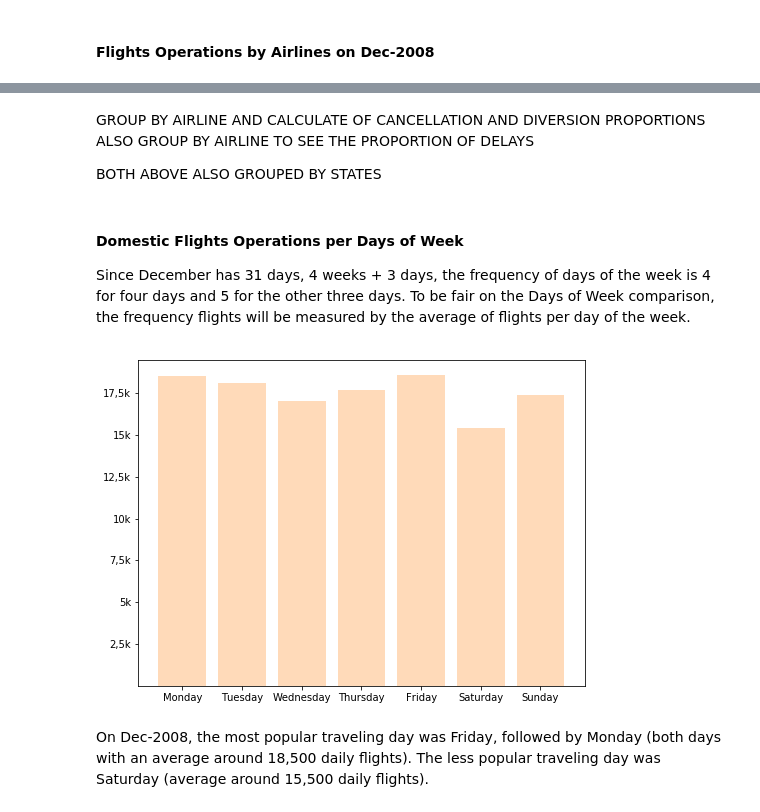
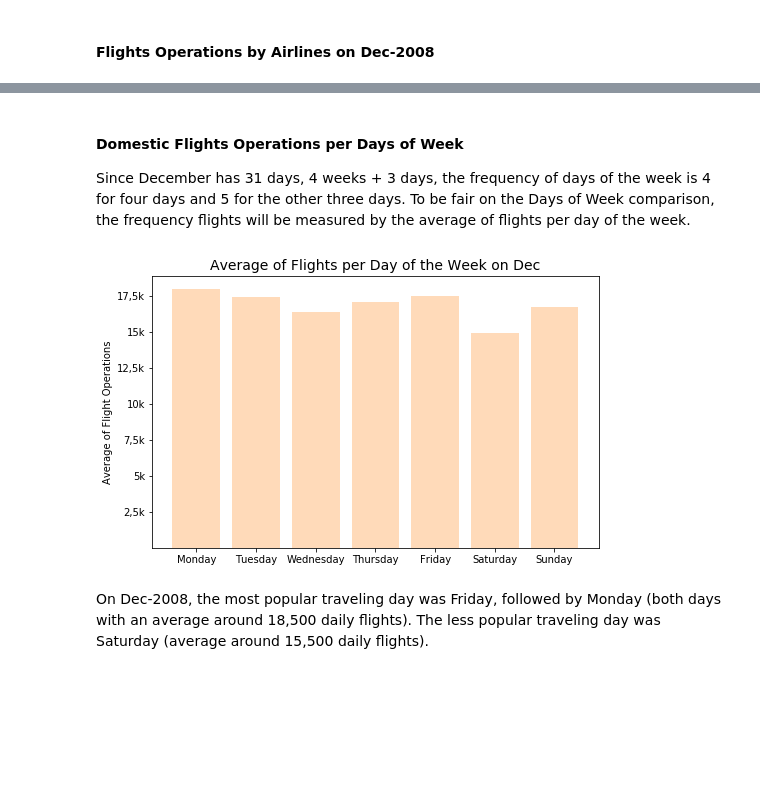
Before and after one commit to thaisruiz/udacity-communicating-data-findings, a Jupyter notebook: Flights_exploration_in_progress.ipynb, the cells around one changed output, grey strips where cells are left out. Saved outputs shown, nothing was run; the diff lists cells and outputs as text; code cells hidden in the pictures; blank space fills up the shorter version.

```diff
--- a/Flights_exploration_in_progress.ipynb
+++ b/Flights_exploration_in_progress.ipynb
@@ -187,0 +224,7 @@ max          1143.000000
+# %%
+# Remove cancelled and diverted flights data
+cancelled = flights_0812.Cancelled==1
+diverted  = flights_0812.Diverted==1
+
+flights = flights_0812[(~cancelled) & (~diverted)].drop(['Cancelled', 'CancellationCode', 'Diverted'], axis=1)
+flights.info()
@@ -586,27 +574,24 @@ Relative frequencies of cancellations and diversions in relation to total of fli
-# %% [markdown]
-GROUP BY AIRLINE AND CALCULATE OF CANCELLATION AND DIVERSION PROPORTIONS
-ALSO GROUP BY AIRLINE TO SEE THE PROPORTION OF DELAYS
-
-BOTH ABOVE ALSO GROUPED BY STATES
 # %% [markdown]
 #### Domestic Flights Operations per Days of Week
 
 Since December has 31 days, 4 weeks + 3 days, the frequency of days of the week is 4 for four days and 5 for the other three days. To be fair on the Days of Week comparison, the frequency flights will be measured by the average of flights per day of the week.
 # %%
 # Bar plotting
-plt.figure(figsize=[8,6]);
+plt.figure(figsize=[8,5]);
 
 days = ['Monday', 'Tuesday', 'Wednesday', 'Thursday', 'Friday', 'Saturday', 'Sunday']
 days_frequency = [5,5,5,4,4,4,4]
 
-groupby_day_wk = flights_0812.groupby('DayOfWeek').count()[['DayofMonth']]
+groupby_day_wk = flights.groupby('DayOfWeek').count()[['DayofMonth']]
 day_avg = groupby_day_wk.DayofMonth / days_frequency # average of flights per day of the week
 
 plt.bar(day_avg.index, day_avg, color='peachpuff')
+plt.title('Average of Flights per Day of the Week on Dec', fontsize=14)
+plt.ylabel('Average of Flight Operations')
 plt.xticks(np.arange(1,8), days)
 plt.yticks([2500,5000,7500,10000,12500,15000,17500],['2,5k','5k','7,5k','10k','12,5k','15k','17,5k']);
 # %% [output]
-[figure, old version]
+[figure, new version]
 # %% [markdown]
 On Dec-2008, the most popular traveling day was Friday, followed by Monday (both days with an average around 18,500 daily flights). The less popular traveling day was Saturday (average around 15,500 daily flights).
 # %% [markdown]
```
Also changed, not shown: parts of 86 cells of this notebook.
